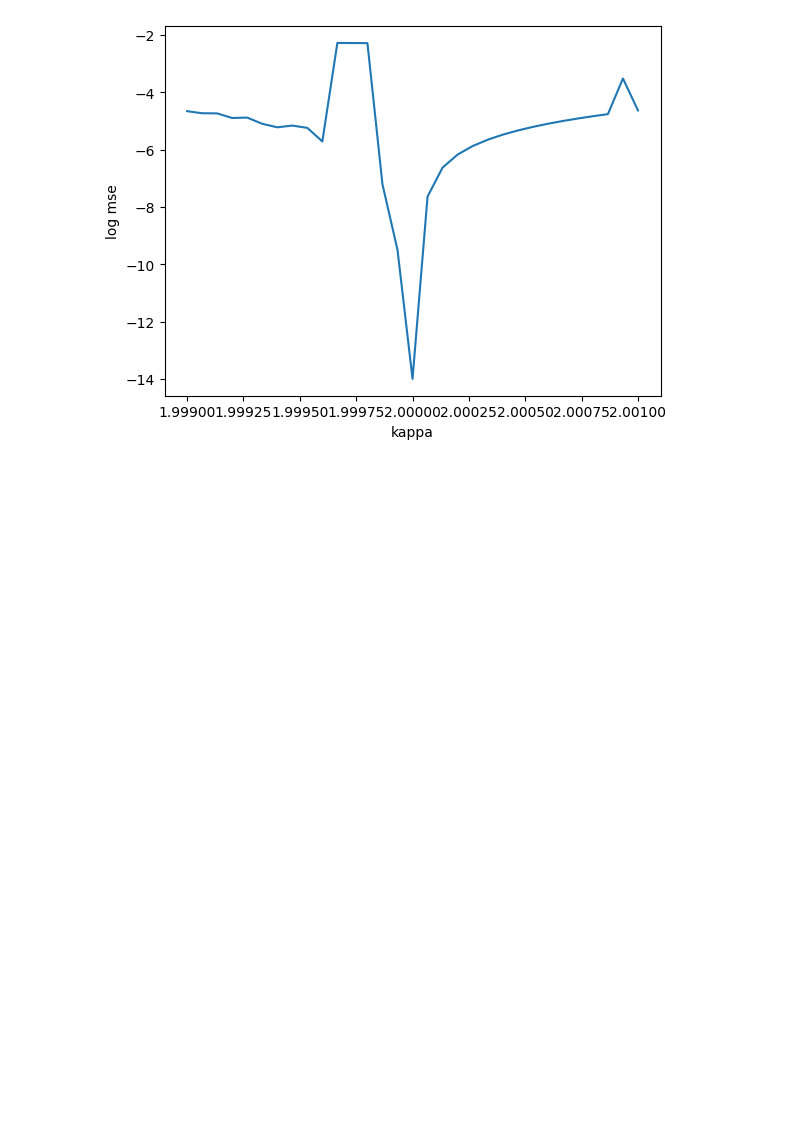
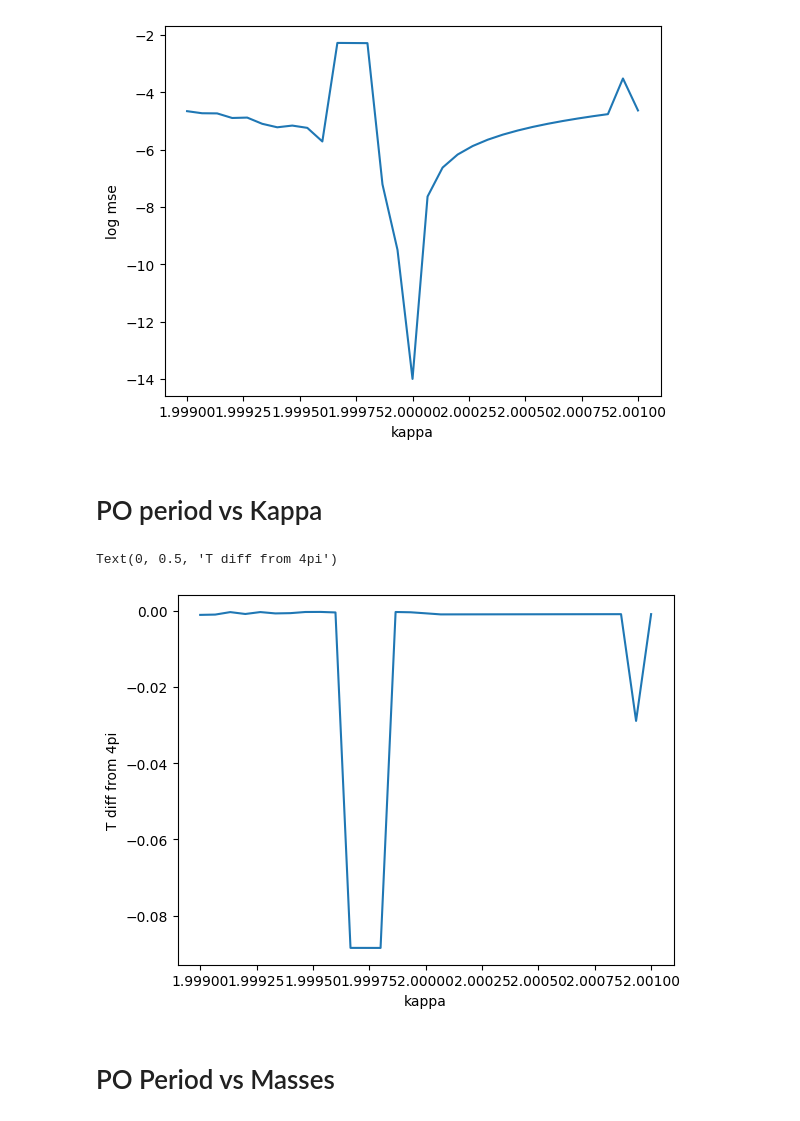
Before and after one commit to tnw-chatc/exobound, a Jupyter notebook: periodic_3b_kappa_variation.ipynb, the cells around one changed output. Cells and saved outputs as stored; diff of their text form; code cells hidden in the pictures; blank space fills up the shorter version.

```diff
--- a/periodic_3b_kappa_variation.ipynb
+++ b/periodic_3b_kappa_variation.ipynb
@@ -220,3 +220,21 @@ plt.xlabel('kappa')
 [figure]
 Text(0.5, 0, 'kappa')
 [figure]
+# %% [markdown]
+# PO period vs Kappa
+# %%
+PO_periods = np.zeros(len(results))
+
+for i, row in results.iterrows():
+    sim = init_simulation(row['res'], row['configs'])
+    _, target_time, _, _ = integrate_one_cycle(sim, row['configs'])
+    PO_periods[i] = target_time - 4*np.pi
+
+plt.plot(results['kappa'], PO_periods)
+plt.xlabel('kappa')
+plt.ylabel('T diff from 4pi')
+# %% [output]
+Text(0, 0.5, 'T diff from 4pi')
+[figure, added]
+# %% [markdown]
+# PO Period vs Masses
```
Also changed, not shown: parts of 8 cells of this notebook.
